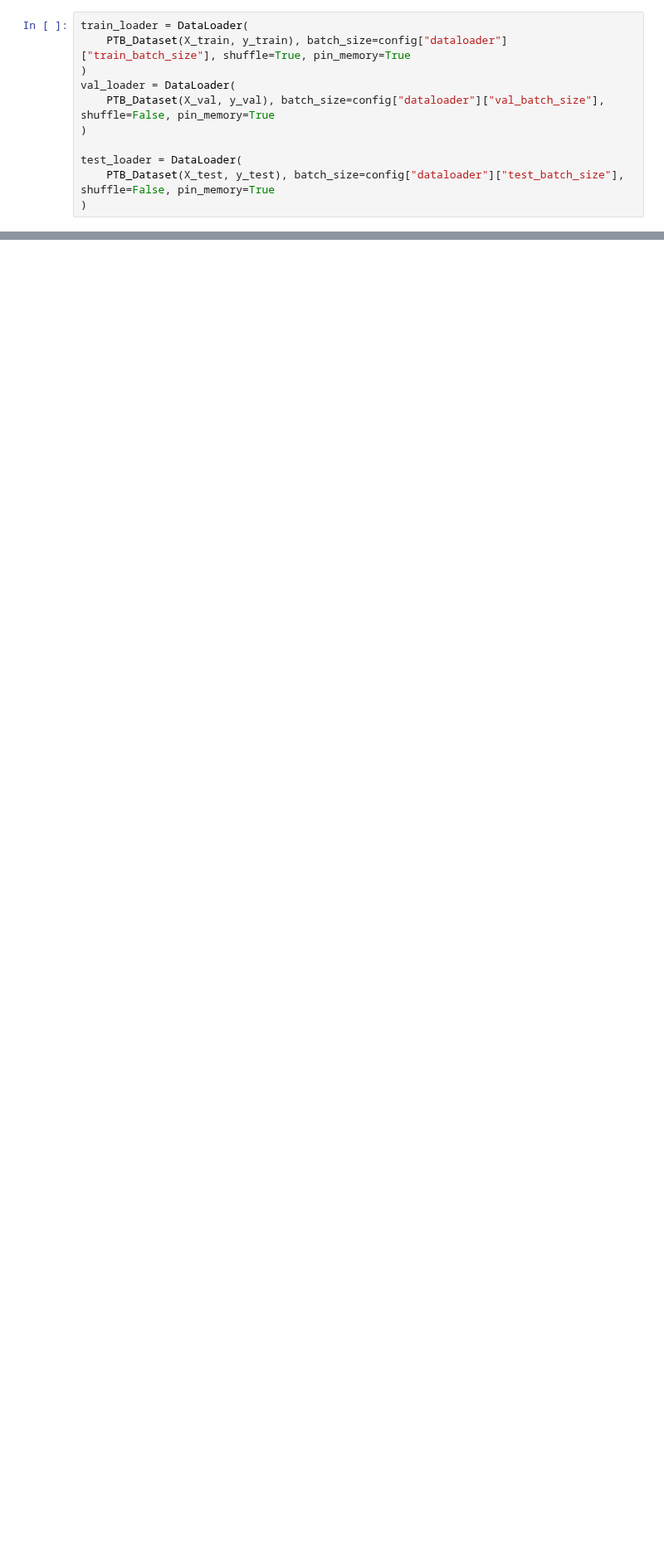
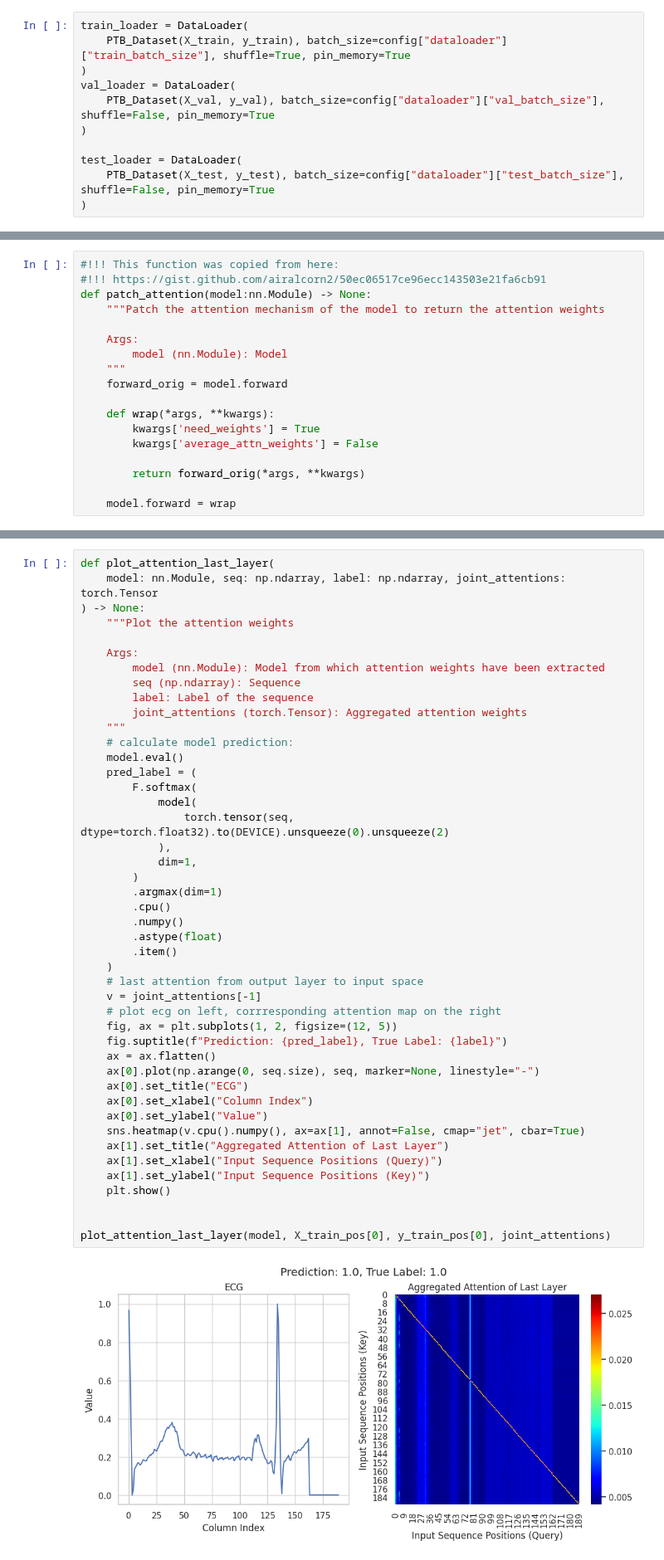
Before and after one commit to JHSchlegel/ML4Healthcare, a Jupyter notebook: project2/transformer/transformer.ipynb, the cells around one changed output, grey strips where cells are left out. Shown at 83% size. Saved outputs shown, nothing was run; the diff lists cells and outputs as text; blank space fills up the shorter version.

```diff
--- a/project2/transformer/transformer.ipynb
+++ b/project2/transformer/transformer.ipynb
@@ -606,0 +191,18 @@ EarlyStopping: current epoch 8 no improvement for metric, best metric = 0.8806 i
+# %%
+#!!! This function was copied from here:
+#!!! https://gist.github.com/airalcorn2/50ec06517ce96ecc143503e21fa6cb91
+def patch_attention(model:nn.Module) -> None:
+    """Patch the attention mechanism of the model to return the attention weights
+
+    Args:
+        model (nn.Module): Model
+    """
+    forward_orig = model.forward
+
+    def wrap(*args, **kwargs):
+        kwargs['need_weights'] = True
+        kwargs['average_attn_weights'] = False
+
+        return forward_orig(*args, **kwargs)
+
+    model.forward = wrap
@@ -606,0 +326,47 @@ EarlyStopping: current epoch 8 no improvement for metric, best metric = 0.8806 i
+# %%
+def plot_attention_last_layer(
+    model: nn.Module, seq: np.ndarray, label: np.ndarray, joint_attentions: torch.Tensor
+) -> None:
+    """Plot the attention weights
+
+    Args:
+        model (nn.Module): Model from which attention weights have been extracted
+        seq (np.ndarray): Sequence
+        label: Label of the sequence
+        joint_attentions (torch.Tensor): Aggregated attention weights
+    """
+    # calculate model prediction:
+    model.eval()
+    pred_label = (
+        F.softmax(
+            model(
+                torch.tensor(seq, dtype=torch.float32).to(DEVICE).unsqueeze(0).unsqueeze(2)
+            ),
+            dim=1,
+        )
+        .argmax(dim=1)
+        .cpu()
+        .numpy()
+        .astype(float)
+        .item()
+    )
+    # last attention from output layer to input space
+    v = joint_attentions[-1]
+    # plot ecg on left, corrresponding attention map on the right
+    fig, ax = plt.subplots(1, 2, figsize=(12, 5))
+    fig.suptitle(f"Prediction: {pred_label}, True Label: {label}")
+    ax = ax.flatten()
+    ax[0].plot(np.arange(0, seq.size), seq, marker=None, linestyle="-")
+    ax[0].set_title("ECG")
+    ax[0].set_xlabel("Column Index")
+    ax[0].set_ylabel("Value")
+    sns.heatmap(v.cpu().numpy(), ax=ax[1], annot=False, cmap="jet", cbar=True)
+    ax[1].set_title("Aggregated Attention of Last Layer")
+    ax[1].set_xlabel("Input Sequence Positions (Query)")
+    ax[1].set_ylabel("Input Sequence Positions (Key)")
+    plt.show()
+
+
+plot_attention_last_layer(model, X_train_pos[0], y_train_pos[0], joint_attentions)
+# %% [output]
+[figure, added]
```
Also changed, not shown: parts of 49 cells of this notebook.
